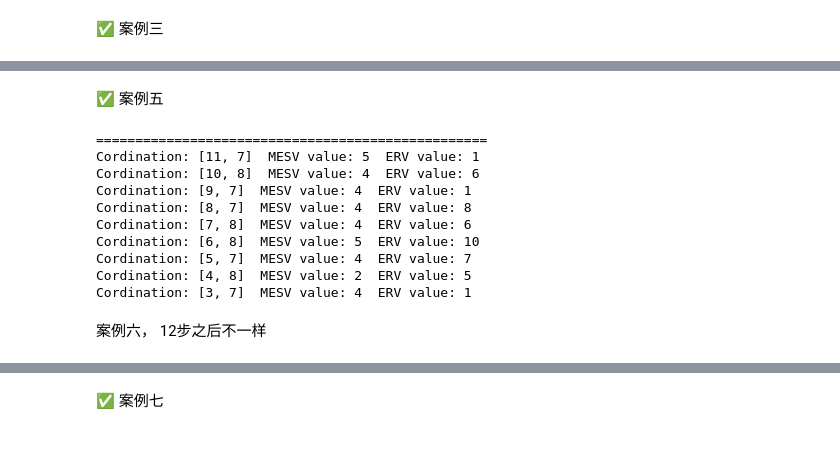
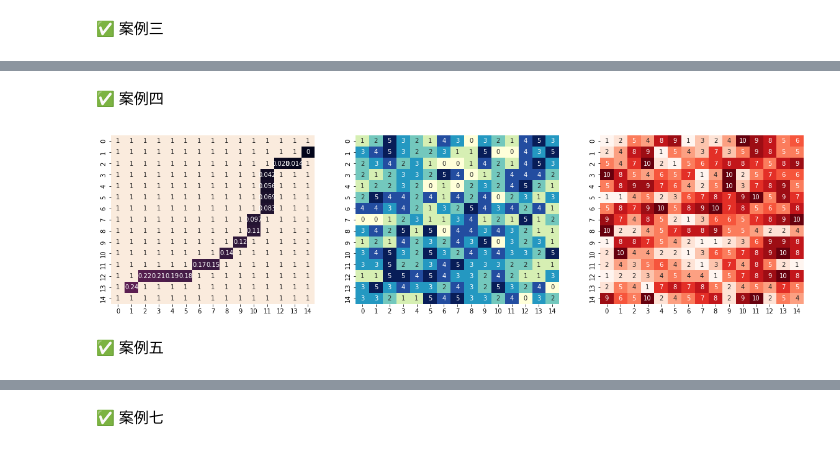
Before and after one commit to PANDASANG1231/landscape-ecological-network-optimization, a Jupyter notebook: src/002.greedy_search.ipynb, the cells around one changed output, grey strips where cells are left out. Drawn from its saved outputs; the diff is of its cells as text; code cells hidden in the pictures.

```diff
--- a/src/002.greedy_search.ipynb
+++ b/src/002.greedy_search.ipynb
@@ -244,24 +194,12 @@ Cordination: [13, 1]  MESV value: 5  ERV value: 5
+# %% [markdown]
+✅ 案例四
+# %%
+start = [1, 14]
+end = [13, 1]
+path_pool = main(start, end)
+
+visualize(MESC, ERV, path_pool);
+# %% [output]
+[figure, added]
 # %% [markdown]
 ✅ 案例五
-# %%
-start = [11, 7]
-end = [3, 7]
-path_pool = main(start, end)
-
-for path in path_pool:
-    print("="*50)
-    for i in path:
-        print("Cordination:", i, " MESV value:", MESC[i[0], i[1]], " ERV value:", ERV[i[0], i[1]])
-# %% [output]
-==================================================
-Cordination: [11, 7]  MESV value: 5  ERV value: 1
-Cordination: [10, 8]  MESV value: 4  ERV value: 6
-Cordination: [9, 7]  MESV value: 4  ERV value: 1
-Cordination: [8, 7]  MESV value: 4  ERV value: 8
-Cordination: [7, 8]  MESV value: 4  ERV value: 6
-Cordination: [6, 8]  MESV value: 5  ERV value: 10
-Cordination: [5, 7]  MESV value: 4  ERV value: 7
-Cordination: [4, 8]  MESV value: 2  ERV value: 5
-Cordination: [3, 7]  MESV value: 4  ERV value: 1
-# %% [markdown]
-案例六， 12步之后不一样
```
Also changed, not shown: parts of 22 cells of this notebook.
